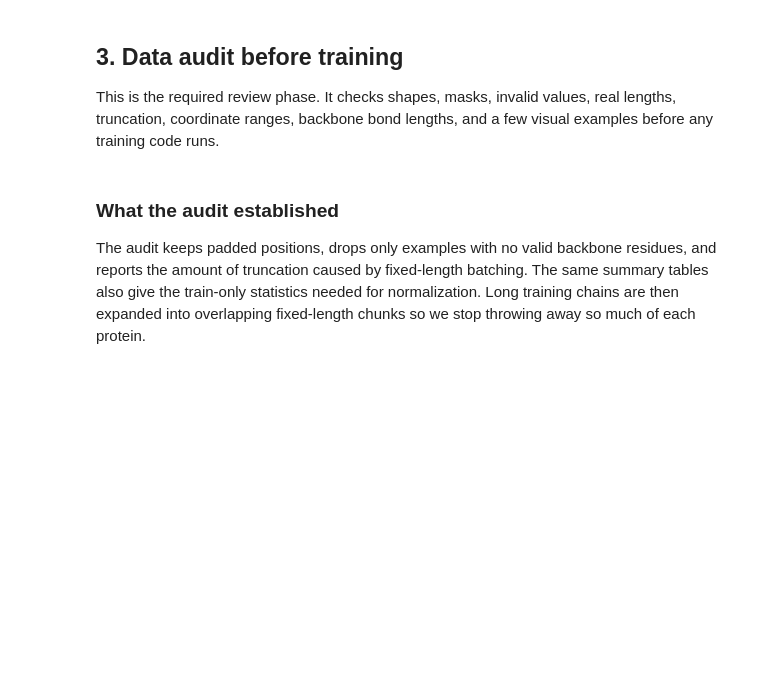
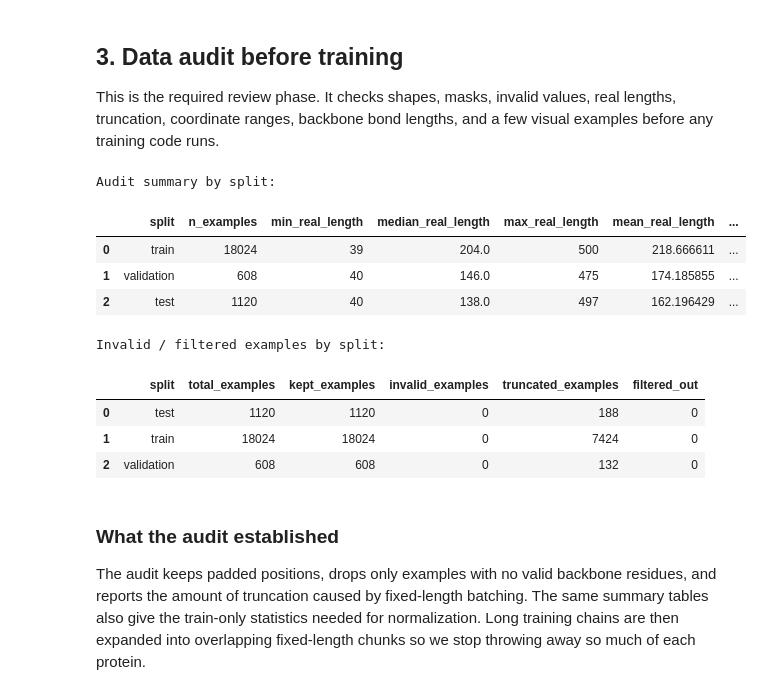
Before and after one commit to mitsenkov/latent-structure-diffusion, a Jupyter notebook: notebooks/protein_backbone_diffusion_v1.ipynb, the cells around one changed output. Saved outputs shown, nothing was run; the diff lists cells and outputs as text; code cells hidden in the pictures; blank space fills up the shorter version.

```diff
--- a/notebooks/protein_backbone_diffusion_v1.ipynb
+++ b/notebooks/protein_backbone_diffusion_v1.ipynb
@@ -452,33 +495,51 @@ audit_df = pd.concat([train_audit, val_audit, test_audit], ignore_index=True)
 length_summary_df = pd.concat(
     [summarize_lengths(train_audit), summarize_lengths(val_audit), summarize_lengths(test_audit)],
     ignore_index=True,
 )
 
 print('Audit summary by split:')
 display(length_summary_df)
 
 print('Invalid / filtered examples by split:')
 filter_summary = (
     audit_df.groupby('split', as_index=False)
     .agg(total_examples=('record_id', 'count'), kept_examples=('keep_example', 'sum'), invalid_examples=('keep_example', lambda s: int((~s).sum())), truncated_examples=('truncated', 'sum'))
 )
 filter_summary['filtered_out'] = filter_summary['total_examples'] - filter_summary['kept_examples']
 display(filter_summary)
 
 print('Coordinate and structure summary on the training split:')
 train_moments = coordinate_moments(df[df['split'] == 'train'], MAX_SEQ_LENGTH)
 print(train_moments)
 
 print('Head of the audit table:')
 display(audit_df.head(8))
 
+save_table_artifact(train_audit, 'train_audit')
+save_table_artifact(val_audit, 'validation_audit')
+save_table_artifact(test_audit, 'test_audit')
+save_table_artifact(audit_df, 'audit_table')
+save_table_artifact(length_summary_df, 'length_summary')
+save_table_artifact(filter_summary, 'filter_summary')
+
 print('Shape checks:')
 print('coords expected shape: (B, L, 4, 3)')
 print('mask expected shape: (B, L)')
 print('backbone atom axis:', BACKBONE_ATOMS)
 print('training split examples kept:', int(train_audit['keep_example'].sum()))
 print('validation split examples kept:', int(val_audit['keep_example'].sum()))
 print('test split examples kept:', int(test_audit['keep_example'].sum()))
+# %% [output]
+Audit summary by split:
+|  | split | n_examples | min_real_length | median_real_length | max_real_length | mean_real_length | ... |
+| 0 | train | 18024 | 39 | 204.0 | 500 | 218.666611 | ... |
+| 1 | validation | 608 | 40 | 146.0 | 475 | 174.185855 | ... |
+| 2 | test | 1120 | 40 | 138.0 | 497 | 162.196429 | ... |
+Invalid / filtered examples by split:
+|  | split | total_examples | kept_examples | invalid_examples | truncated_examples | filtered_out |
+| 0 | test | 1120 | 1120 | 0 | 188 | 0 |
+| 1 | train | 18024 | 18024 | 0 | 7424 | 0 |
+| 2 | validation | 608 | 608 | 0 | 132 | 0 |
 # %% [markdown]
 ### What the audit established
 
```
Also changed, not shown: parts of 10 cells of this notebook.
